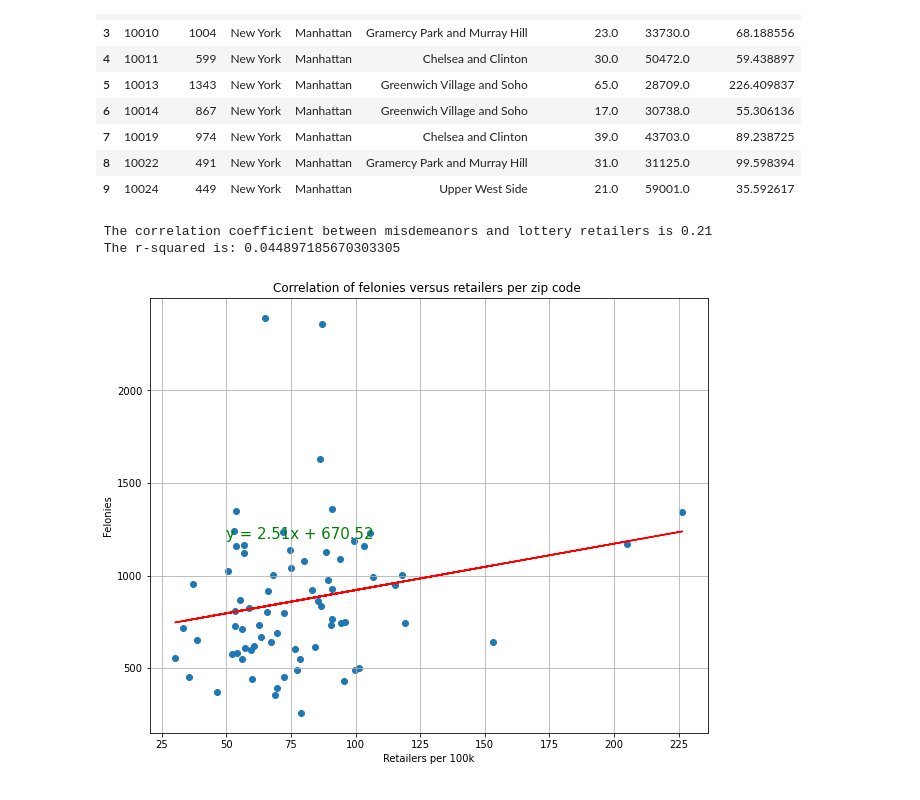
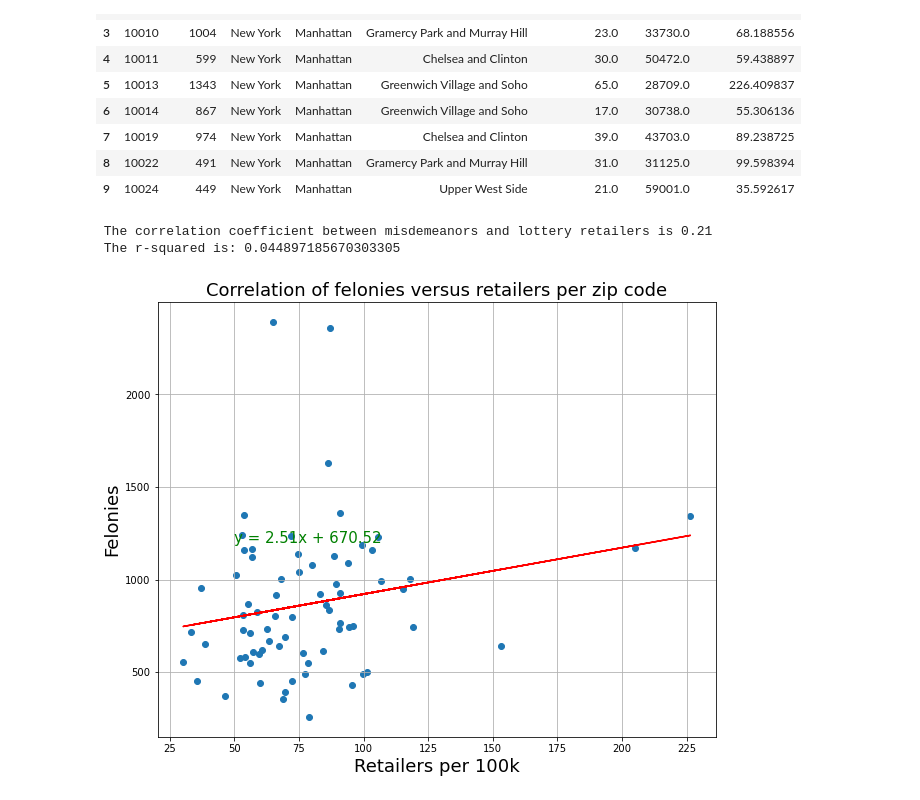
Before and after one commit to Auburn9698/project_work, a Jupyter notebook: nyc_crime_by_zip.ipynb, the cells around one changed output. Saved outputs shown, nothing was run; the diff lists cells and outputs as text; code cells hidden in the pictures.

```diff
--- a/nyc_crime_by_zip.ipynb
+++ b/nyc_crime_by_zip.ipynb
@@ -580,24 +548,25 @@ felonies_merge.head(10)
 # %%
 felonies_per_zip = felonies_merge["Felonies"]
 retailers_per_zip = felonies_merge["Retailer per 100k"]
 
 plt.figure(figsize = (10, 8))
 x_values = retailers_per_zip
 y_values = felonies_per_zip
 (slope, intercept, rvalue, pvalue, stderr) = linregress(x_values, y_values)
 regress_values = x_values * slope + intercept
 line_eq = "y = " + str(round(slope,2)) + "x + " + str(round(intercept,2))
 plt.scatter(x_values,y_values)
 plt.plot(x_values,regress_values,"r-")
 plt.annotate(line_eq,(50, 1200),fontsize=15,color="green")
-plt.title("Correlation of felonies versus retailers per zip code ")
-plt.xlabel('Retailers per 100k')
-plt.ylabel('Felonies')
+plt.title("Correlation of felonies versus retailers per zip code", fontsize = 18)
+plt.xlabel('Retailers per 100k', fontsize = 18)
+plt.ylabel('Felonies', fontsize = 18)
 print(f" The correlation coefficient between misdemeanors and lottery retailers is {round(st.pearsonr(retailers_per_zip, felonies_per_zip)[0],2)}")
 print(f" The r-squared is: {rvalue**2}")
 plt.grid(True)
+plt.savefig("Resources/Felonies_correlation.png")
 plt.show()
 # %% [output]
  The correlation coefficient between misdemeanors and lottery retailers is 0.21
  The r-squared is: 0.044897185670303305
-[figure, old version]
+[figure, new version]
```
Also changed, not shown: parts of 8 cells of this notebook, 5 other files.
